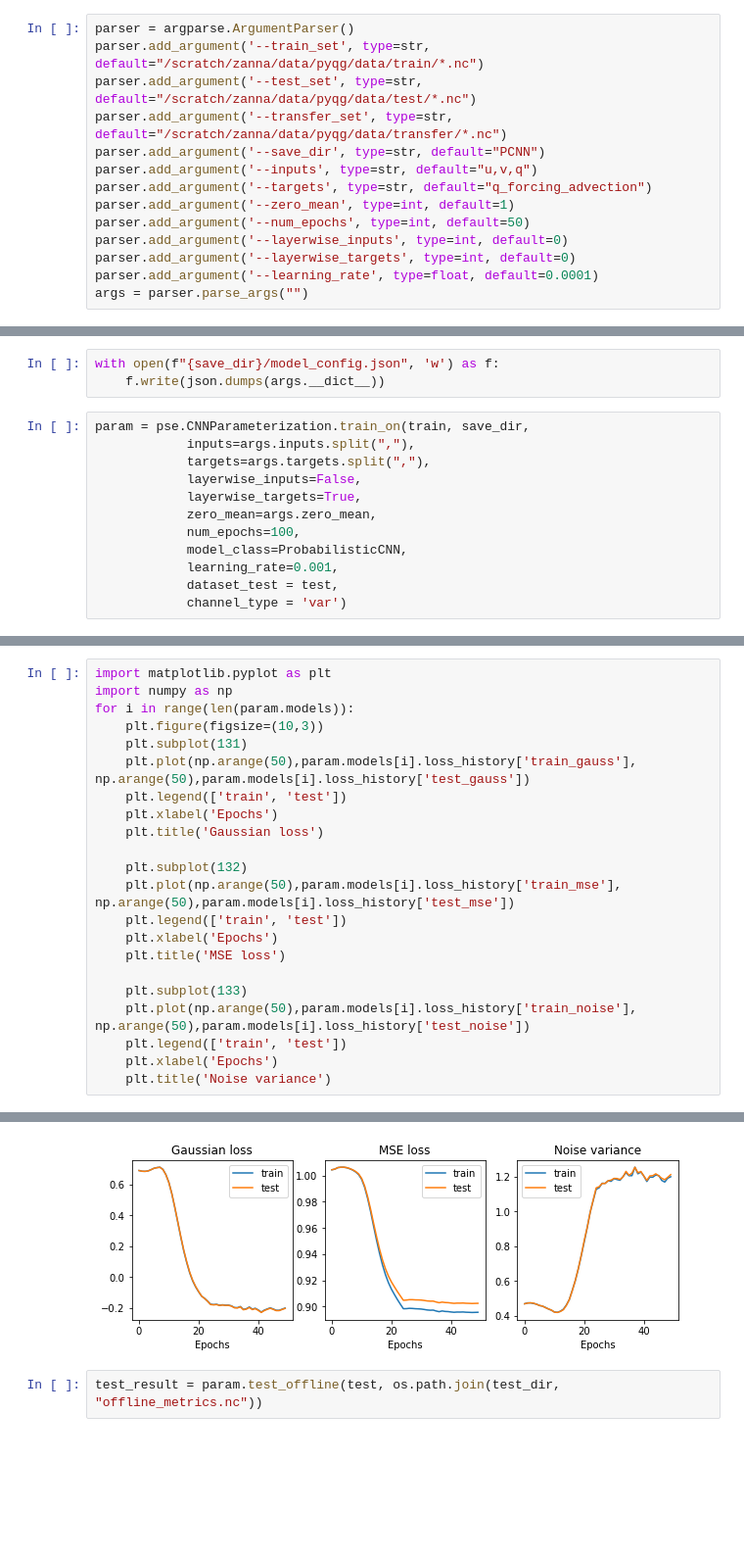
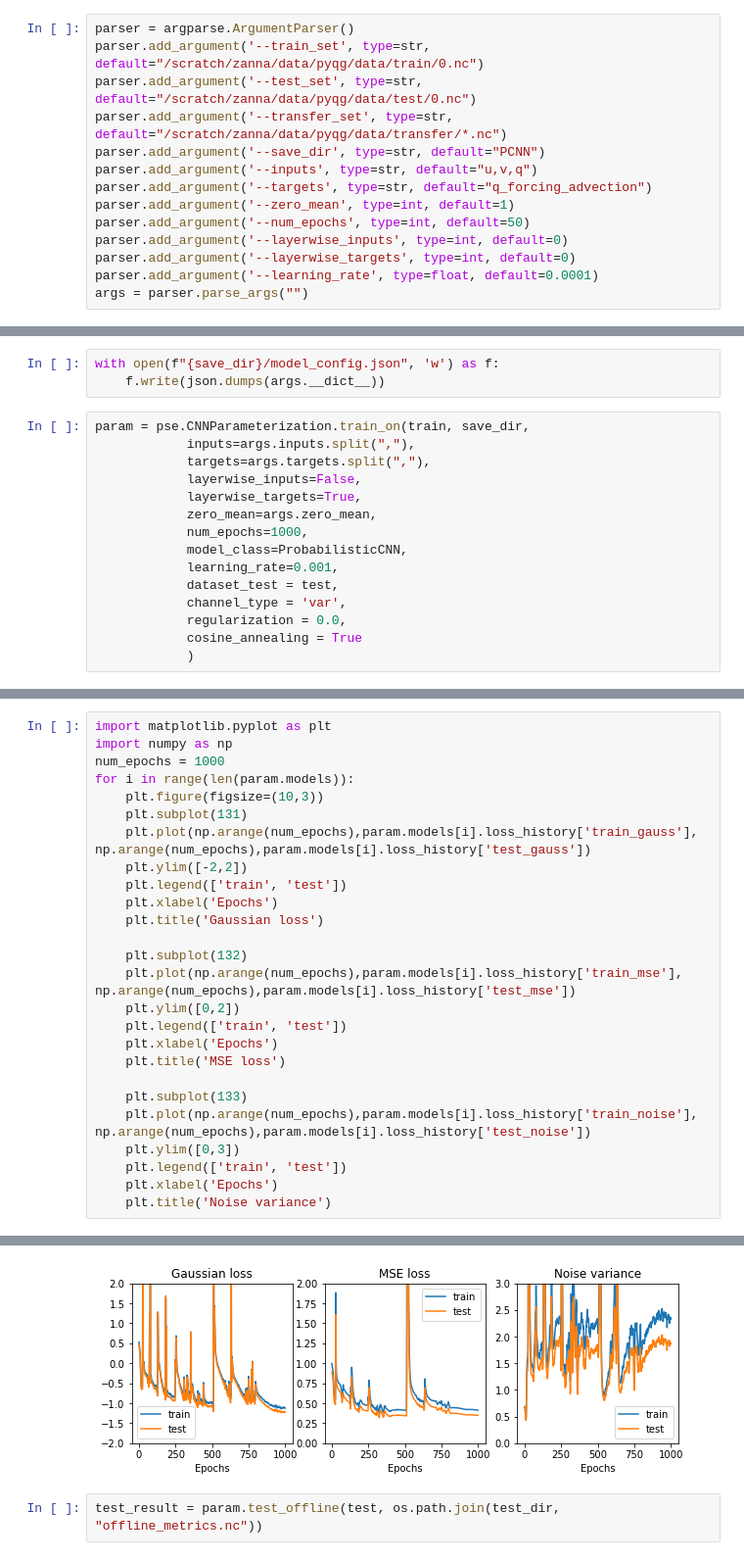
Before and after one commit to Pperezhogin/pyqg_experiments_Ross, a Jupyter notebook: pyqg_subgrid_experiments/test_PCNN.ipynb, the cells around one changed output, grey strips where cells are left out. Shown at 98% size. Saved outputs shown, nothing was run; the diff lists cells and outputs as text; blank space fills up the shorter version.

Commit message:
scheduler + regularization 1D testbed

```diff
--- a/pyqg_subgrid_experiments/test_PCNN.ipynb
+++ b/pyqg_subgrid_experiments/test_PCNN.ipynb
@@ -13,8 +13,8 @@ torch.cuda.is_available()
 True
 # %%
 parser = argparse.ArgumentParser()
-parser.add_argument('--train_set', type=str, default="/scratch/zanna/data/pyqg/data/train/*.nc")
-parser.add_argument('--test_set', type=str, default="/scratch/zanna/data/pyqg/data/test/*.nc")
+parser.add_argument('--train_set', type=str, default="/scratch/zanna/data/pyqg/data/train/0.nc")
+parser.add_argument('--test_set', type=str, default="/scratch/zanna/data/pyqg/data/test/0.nc")
 parser.add_argument('--transfer_set', type=str, default="/scratch/zanna/data/pyqg/data/transfer/*.nc")
 parser.add_argument('--save_dir', type=str, default="PCNN")
 parser.add_argument('--inputs', type=str, default="u,v,q")
@@ -47,11 +47,14 @@ param = pse.CNNParameterization.train_on(train, save_dir,
             layerwise_inputs=False,
             layerwise_targets=True,
             zero_mean=args.zero_mean,
-            num_epochs=100,
+            num_epochs=1000,
             model_class=ProbabilisticCNN,
             learning_rate=0.001,
             dataset_test = test,
-            channel_type = 'var')
+            channel_type = 'var',
+            regularization = 0.0,
+            cosine_annealing = True
+            )
 # %% [output]
 Current mode: True
 Mode after train(): True
@@ -74,22 +91,26 @@ min, max std : 0.3319544792175293 1.293800950050354
 # %%
 import matplotlib.pyplot as plt
 import numpy as np
+num_epochs = 1000
 for i in range(len(param.models)):
     plt.figure(figsize=(10,3))
     plt.subplot(131)
-    plt.plot(np.arange(50),param.models[i].loss_history['train_gauss'], np.arange(50),param.models[i].loss_history['test_gauss'])
+    plt.plot(np.arange(num_epochs),param.models[i].loss_history['train_gauss'], np.arange(num_epochs),param.models[i].loss_history['test_gauss'])
+    plt.ylim([-2,2])
     plt.legend(['train', 'test'])
     plt.xlabel('Epochs')
     plt.title('Gaussian loss')
 
     plt.subplot(132)
-    plt.plot(np.arange(50),param.models[i].loss_history['train_mse'], np.arange(50),param.models[i].loss_history['test_mse'])
+    plt.plot(np.arange(num_epochs),param.models[i].loss_history['train_mse'], np.arange(num_epochs),param.models[i].loss_history['test_mse'])
+    plt.ylim([0,2])
     plt.legend(['train', 'test'])
     plt.xlabel('Epochs')
     plt.title('MSE loss')
 
     plt.subplot(133)
-    plt.plot(np.arange(50),param.models[i].loss_history['train_noise'], np.arange(50),param.models[i].loss_history['test_noise'])
+    plt.plot(np.arange(num_epochs),param.models[i].loss_history['train_noise'], np.arange(num_epochs),param.models[i].loss_history['test_noise'])
+    plt.ylim([0,3])
     plt.legend(['train', 'test'])
     plt.xlabel('Epochs')
     plt.title('Noise variance')
@@ -98,4 +119,4 @@ for i in range(len(param.models)):
-[figure, old version]
+[figure, new version]
 # %%
 test_result = param.test_offline(test, os.path.join(test_dir, "offline_metrics.nc"))
 # %%
```
Also changed, not shown: parts of 5 cells of this notebook, 2 other files.
